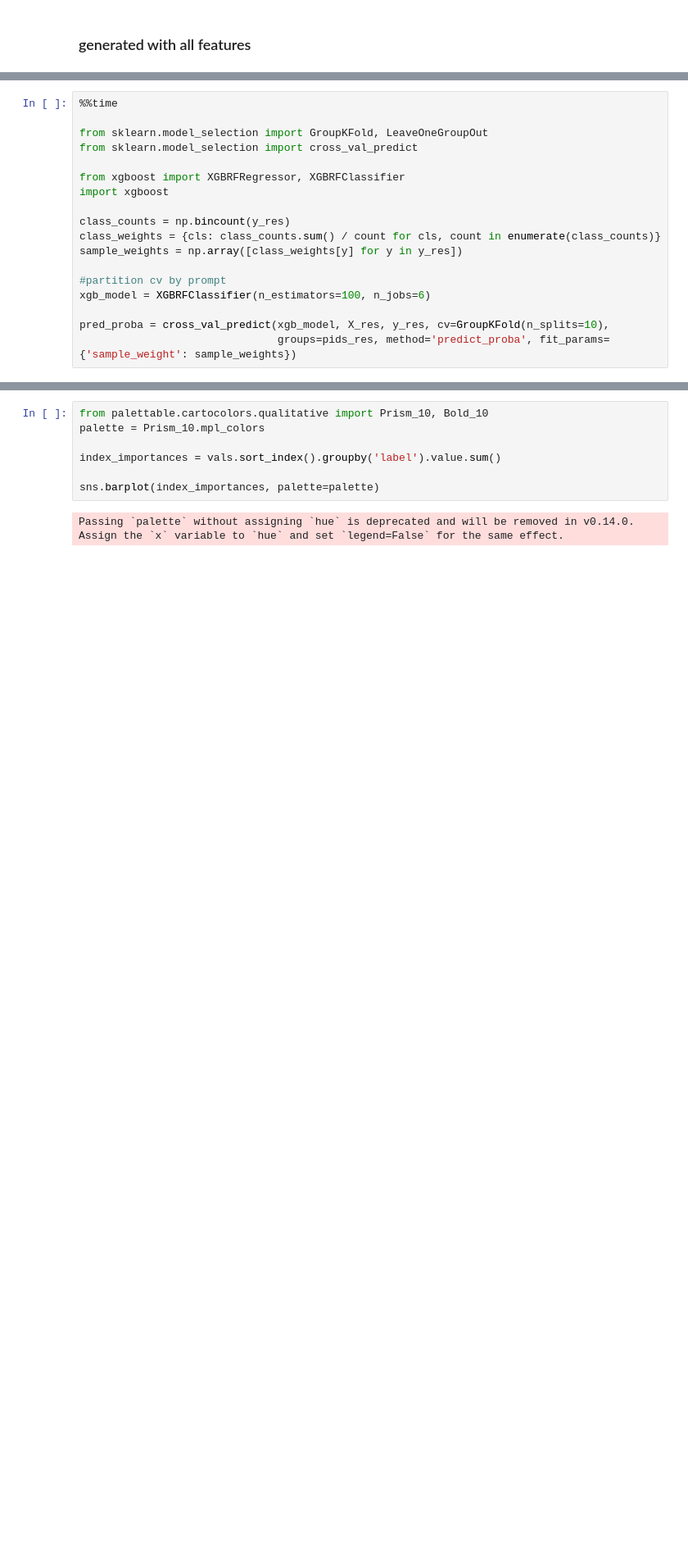
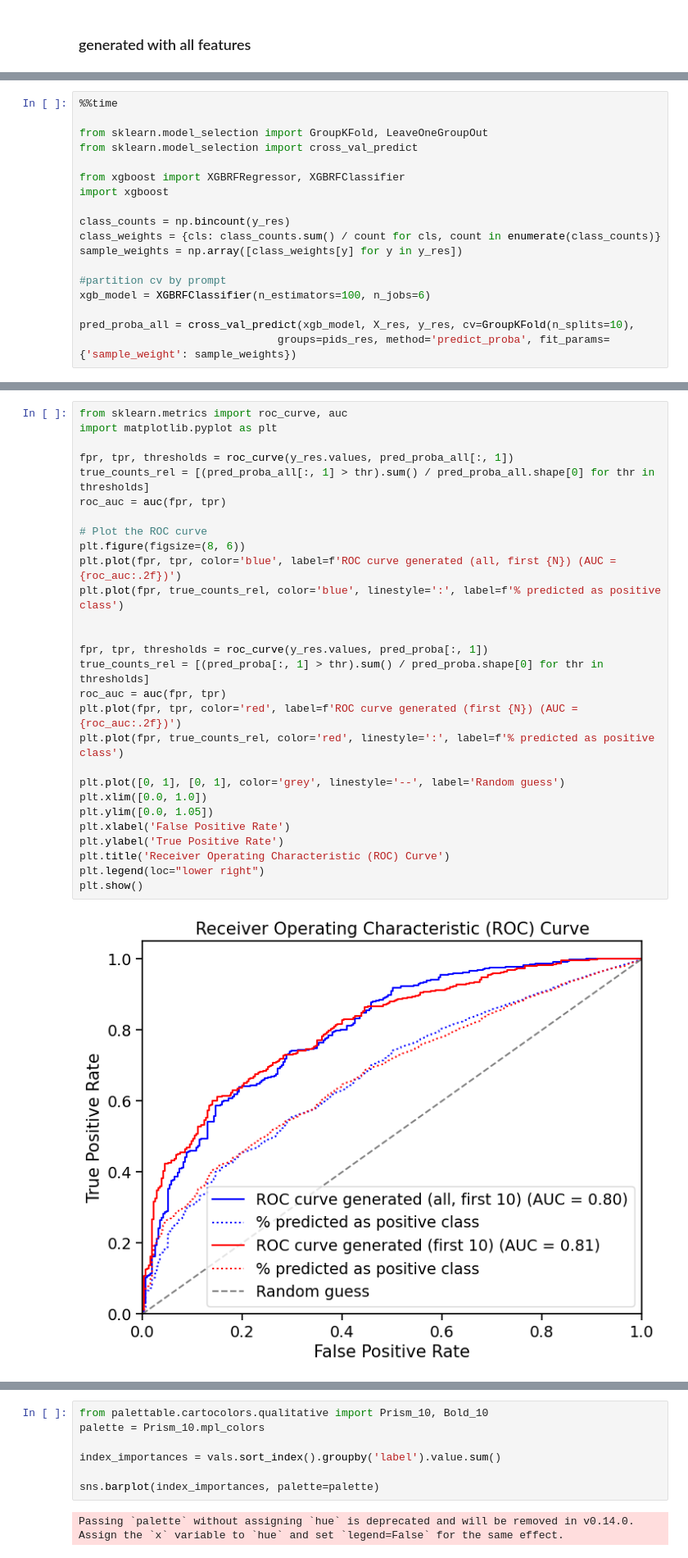
Before and after one commit to carloalbertobono/llm-uncertainty, a Jupyter notebook: tablellama-classifier.ipynb, the cells around one changed output, grey strips where cells are left out. Shown at 82% size. Saved outputs shown, nothing was run; the diff lists cells and outputs as text; blank space fills up the shorter version.

```diff
--- a/tablellama-classifier.ipynb
+++ b/tablellama-classifier.ipynb
@@ -373,6 +361,6 @@ sample_weights = np.array([class_weights[y] for y in y_res])
 #partition cv by prompt
 xgb_model = XGBRFClassifier(n_estimators=100, n_jobs=6)
 
-pred_proba = cross_val_predict(xgb_model, X_res, y_res, cv=GroupKFold(n_splits=10),
+pred_proba_all = cross_val_predict(xgb_model, X_res, y_res, cv=GroupKFold(n_splits=10),
                                groups=pids_res, method='predict_proba', fit_params={'sample_weight': sample_weights})
 # %% [output]
@@ -416,3 +369,33 @@ weighted avg       0.72      0.72      0.72       750
+# %%
+from sklearn.metrics import roc_curve, auc
+import matplotlib.pyplot as plt
+
+fpr, tpr, thresholds = roc_curve(y_res.values, pred_proba_all[:, 1])
+true_counts_rel = [(pred_proba_all[:, 1] > thr).sum() / pred_proba_all.shape[0] for thr in thresholds]
+roc_auc = auc(fpr, tpr)
+
+# Plot the ROC curve
+plt.figure(figsize=(8, 6))
+plt.plot(fpr, tpr, color='blue', label=f'ROC curve generated (all, first {N}) (AUC = {roc_auc:.2f})')
+plt.plot(fpr, true_counts_rel, color='blue', linestyle=':', label=f'% predicted as positive class')
+
+
+fpr, tpr, thresholds = roc_curve(y_res.values, pred_proba[:, 1])
+true_counts_rel = [(pred_proba[:, 1] > thr).sum() / pred_proba.shape[0] for thr in thresholds]
+roc_auc = auc(fpr, tpr)
+plt.plot(fpr, tpr, color='red', label=f'ROC curve generated (first {N}) (AUC = {roc_auc:.2f})')
+plt.plot(fpr, true_counts_rel, color='red', linestyle=':', label=f'% predicted as positive class')
+
+plt.plot([0, 1], [0, 1], color='grey', linestyle='--', label='Random guess')
+plt.xlim([0.0, 1.0])
+plt.ylim([0.0, 1.05])
+plt.xlabel('False Positive Rate')
+plt.ylabel('True Positive Rate')
+plt.title('Receiver Operating Characteristic (ROC) Curve')
+plt.legend(loc="lower right")
+plt.show()
+# %% [output]
+[figure, added]
 # %%
 %%time
 
```
Also changed, not shown: parts of 28 cells of this notebook, 3 other files.
